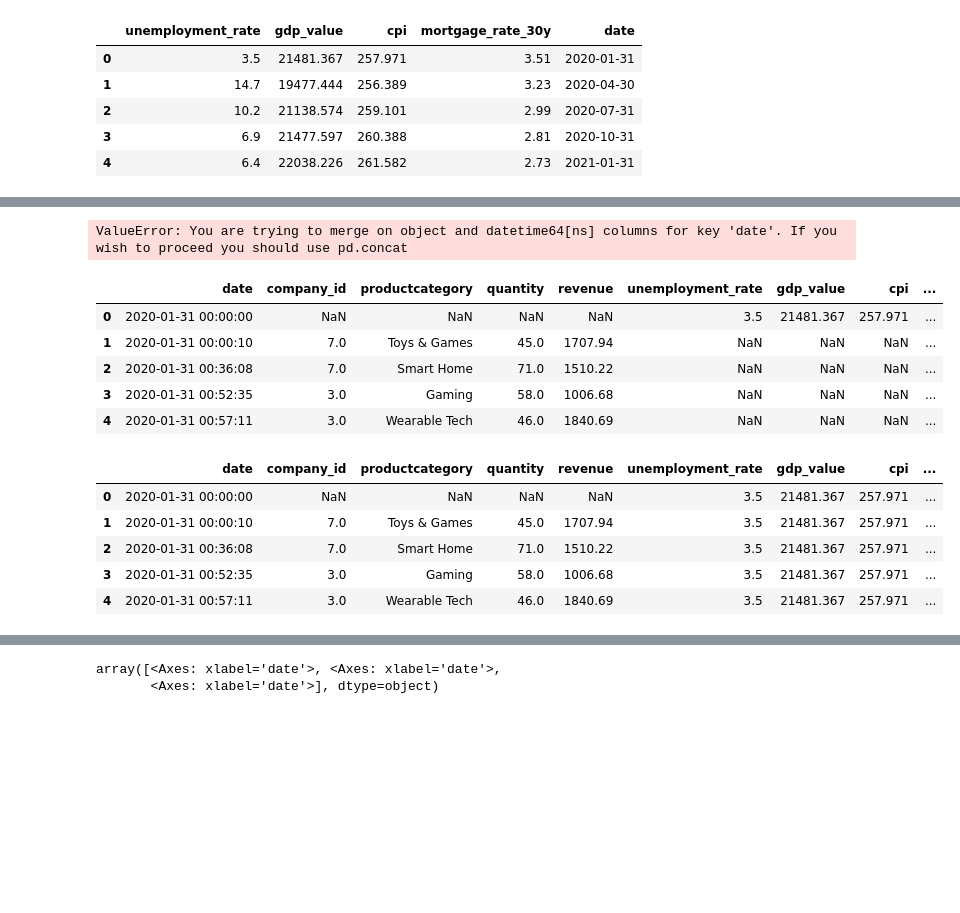
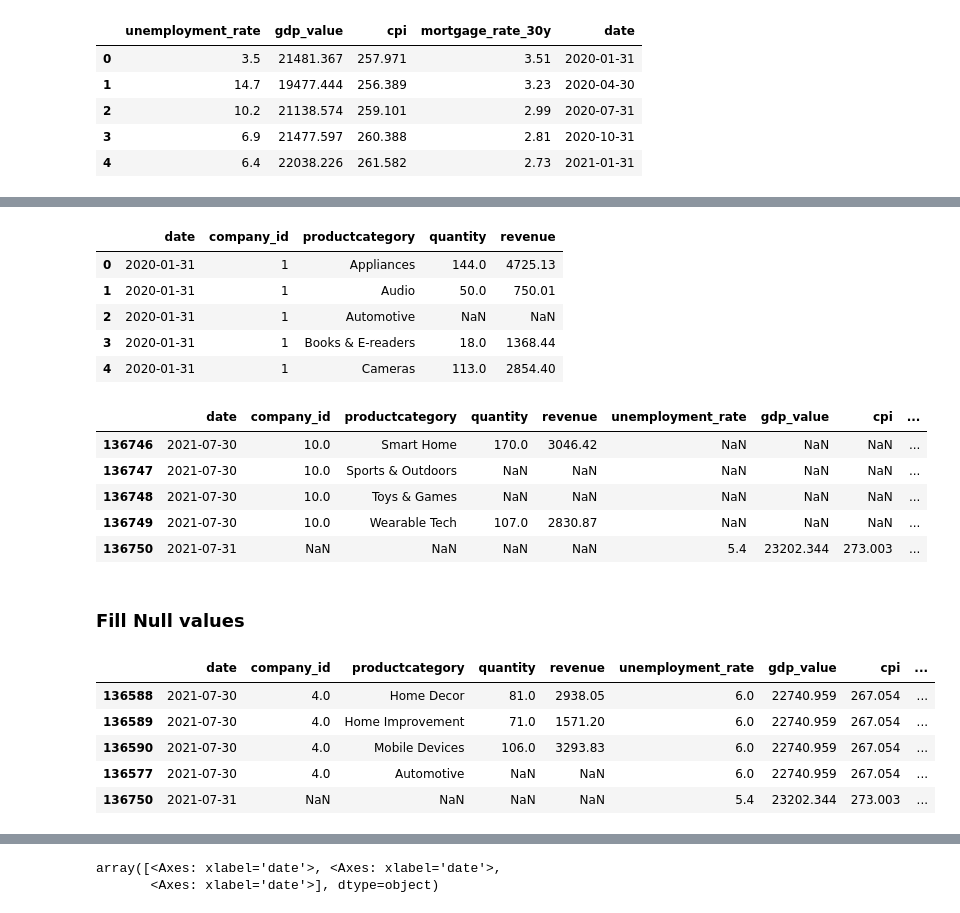
Before and after one commit to RAFAELLOPE/data_mining_project, a Jupyter notebook: analysis/preprocess.ipynb, the cells around one changed output, grey strips where cells are left out. Saved outputs shown, nothing was run; the diff lists cells and outputs as text; code cells hidden in the pictures; blank space fills up the shorter version.

Commit message:
Start first modeling to see correlations of economical variables

```diff
--- a/analysis/preprocess.ipynb
+++ b/analysis/preprocess.ipynb
@@ -173,8 +147,8 @@ dtype: object
 # %%
 ## Fill missing dates with zero values on quantity and revenue
 
-min_date = min(df_purchases_tmp['date'])
-max_date = max(df_purchases_tmp['date'])
+min_date = min(df_purchases_tmp_agg['date'])
+max_date = max(df_purchases_tmp_agg['date'])
 
 dti = pd.DataFrame(
         {'date' : pd.date_range(
@@ -199,6 +173,6 @@ dti = pd.merge(
     how='cross'
 )
 
-dti.head(20)
+dti.head()
 # %% [output]
 |  | date | company_id | productcategory |
@@ -230,54 +184,66 @@ dtype: object
 # %%
-df_purchases_tmp_ = pd.merge(
-    df_purchases_tmp,
+df_purchases_joined = pd.merge(
+    df_purchases_tmp_agg,
     dti,
     on=['date', 'company_id', 'productcategory'],
     how='outer'
 )
 
-df_purchases_tmp_.head()
+df_purchases_joined.head()
 # %% [output]
-ValueError: You are trying to merge on object and datetime64[ns] columns for key 'date'. If you wish to proceed you should use pd.concat
+|  | date | company_id | productcategory | quantity | revenue |
+| 0 | 2020-01-31 | 1 | Appliances | 144.0 | 4725.13 |
+| 1 | 2020-01-31 | 1 | Audio | 50.0 | 750.01 |
+| 2 | 2020-01-31 | 1 | Automotive | NaN | NaN |
+| 3 | 2020-01-31 | 1 | Books & E-readers | 18.0 | 1368.44 |
+| 4 | 2020-01-31 | 1 | Cameras | 113.0 | 2854.40 |
 # %%
-
+# Merge with Economic Data
 
 df_tmp = pd.merge(
-    df_purchases_tmp,
+    df_purchases_joined,
     df_economic_data_tmp,
     on='date',
     how='outer'
 )
 
 
-df_tmp.head()
+df_tmp.tail(5)
 # %% [output]
 |  | date | company_id | productcategory | quantity | revenue | unemployment_rate | gdp_value | cpi | ... |
-| 0 | 2020-01-31 00:00:00 | NaN | NaN | NaN | NaN | 3.5 | 21481.367 | 257.971 | ... |
-| 1 | 2020-01-31 00:00:10 | 7.0 | Toys & Games | 45.0 | 1707.94 | NaN | NaN | NaN | ... |
-| 2 | 2020-01-31 00:36:08 | 7.0 | Smart Home | 71.0 | 1510.22 | NaN | NaN | NaN | ... |
-| 3 | 2020-01-31 00:52:35 | 3.0 | Gaming | 58.0 | 1006.68 | NaN | NaN | NaN | ... |
-| 4 | 2020-01-31 00:57:11 | 3.0 | Wearable Tech | 46.0 | 1840.69 | NaN | NaN | NaN | ... |
+| 136746 | 2021-07-30 | 10.0 | Smart Home | 170.0 | 3046.42 | NaN | NaN | NaN | ... |
+| 136747 | 2021-07-30 | 10.0 | Sports & Outdoors | NaN | NaN | NaN | NaN | NaN | ... |
+| 136748 | 2021-07-30 | 10.0 | Toys & Games | NaN | NaN | NaN | NaN | NaN | ... |
+| 136749 | 2021-07-30 | 10.0 | Wearable Tech | 107.0 | 2830.87 | NaN | NaN | NaN | ... |
+| 136750 | 2021-07-31 | NaN | NaN | NaN | NaN | 5.4 | 23202.344 | 273.003 | ... |
+# %% [markdown]
+### Fill Null values
+# %%
+# Fill null values of quantity and revenue to 0
+
+df_tmp['quantity'] = df_tmp['quantity'].fillna(0)
+df_tmp['revenue'] = df_tmp['revenue'].fillna(0)
 # %%
 # Fill forward Economic null values
 
 df_tmp_filled = df_tmp.copy()
 
 df_tmp_filled = df_tmp_filled.sort_values(by='date', ascending=True)
 
 df_tmp_filled['unemployment_rate'] = df_tmp_filled['unemployment_rate'].ffill()
 df_tmp_filled['gdp_value'] = df_tmp_filled['gdp_value'].ffill()
 df_tmp_filled['cpi'] = df_tmp_filled['cpi'].ffill()
 df_tmp_filled['mortgage_rate_30y'] = df_tmp_filled['mortgage_rate_30y'].ffill()
 
 
-df_tmp_filled.head()
+df_tmp_filled.tail(5)
 # %% [output]
 |  | date | company_id | productcategory | quantity | revenue | unemployment_rate | gdp_value | cpi | ... |
-| 0 | 2020-01-31 00:00:00 | NaN | NaN | NaN | NaN | 3.5 | 21481.367 | 257.971 | ... |
-| 1 | 2020-01-31 00:00:10 | 7.0 | Toys & Games | 45.0 | 1707.94 | 3.5 | 21481.367 | 257.971 | ... |
-| 2 | 2020-01-31 00:36:08 | 7.0 | Smart Home | 71.0 | 1510.22 | 3.5 | 21481.367 | 257.971 | ... |
-| 3 | 2020-01-31 00:52:35 | 3.0 | Gaming | 58.0 | 1006.68 | 3.5 | 21481.367 | 257.971 | ... |
-| 4 | 2020-01-31 00:57:11 | 3.0 | Wearable Tech | 46.0 | 1840.69 | 3.5 | 21481.367 | 257.971 | ... |
+| 136588 | 2021-07-30 | 4.0 | Home Decor | 81.0 | 2938.05 | 6.0 | 22740.959 | 267.054 | ... |
+| 136589 | 2021-07-30 | 4.0 | Home Improvement | 71.0 | 1571.20 | 6.0 | 22740.959 | 267.054 | ... |
+| 136590 | 2021-07-30 | 4.0 | Mobile Devices | 106.0 | 3293.83 | 6.0 | 22740.959 | 267.054 | ... |
+| 136577 | 2021-07-30 | 4.0 | Automotive | NaN | NaN | 6.0 | 22740.959 | 267.054 | ... |
+| 136750 | 2021-07-31 | NaN | NaN | NaN | NaN | 5.4 | 23202.344 | 273.003 | ... |
 # %%
 # Join with Companies
 
```
Also changed, not shown: parts of 14 cells of this notebook, 1 other file.
